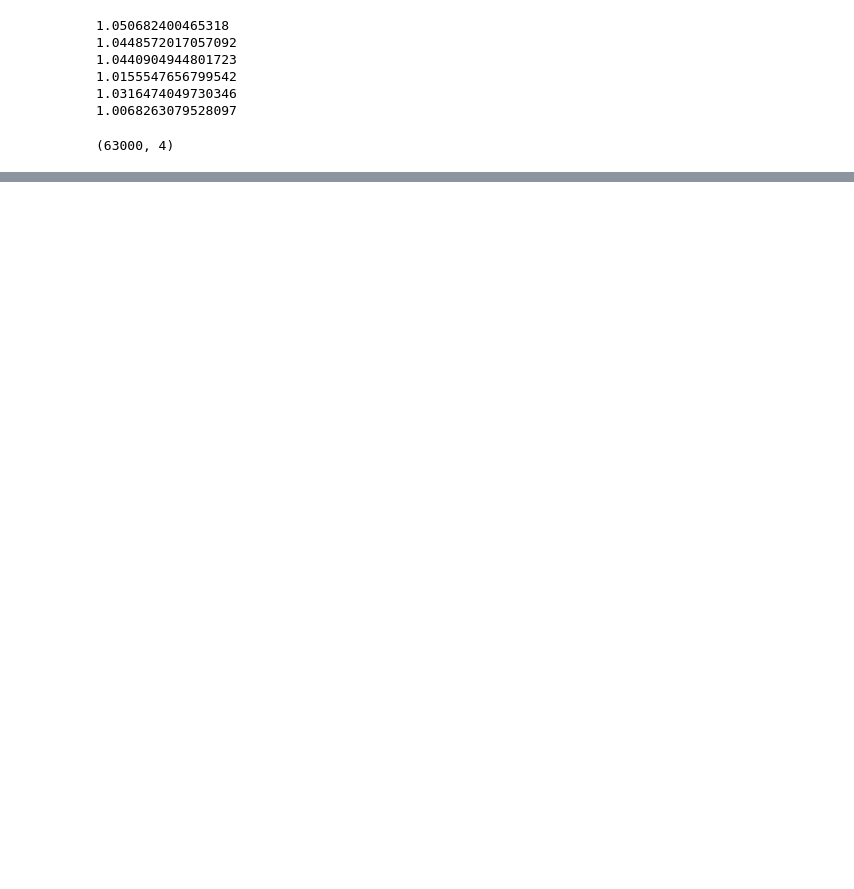
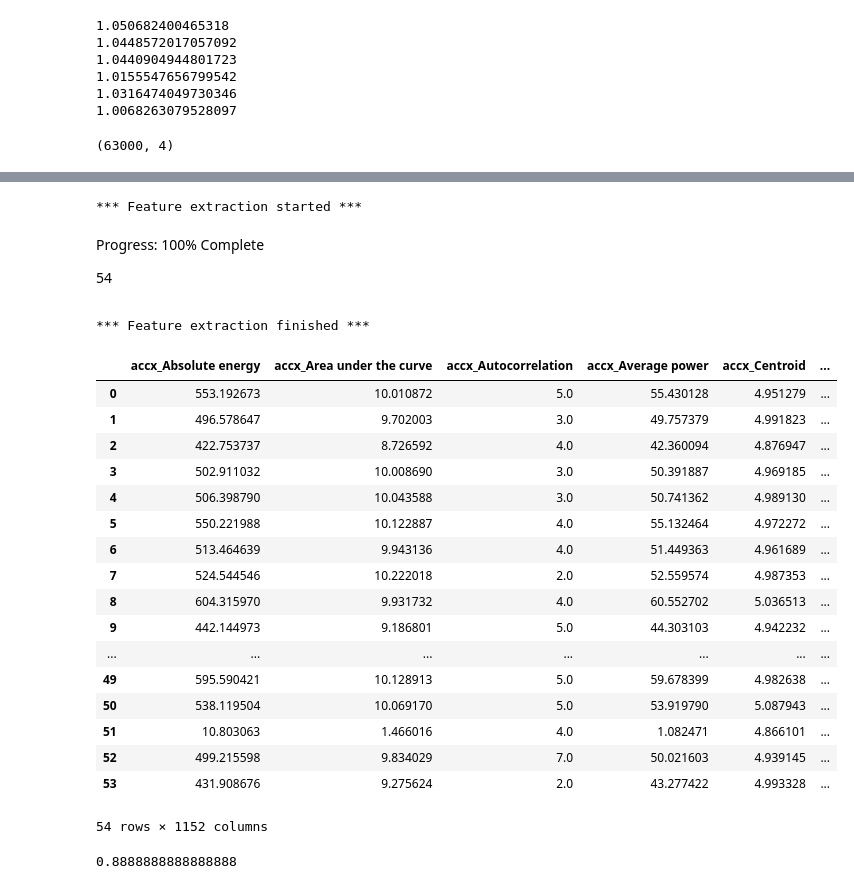
Before and after one commit to Reckadon/ES335-ML-Assignment-1, a Jupyter notebook: scratch_7.ipynb, the cells around one changed output, grey strips where cells are left out. Drawn from its saved outputs; the diff is of its cells as text; code cells hidden in the pictures; blank space fills up the shorter version.

```diff
--- a/scratch_7.ipynb
+++ b/scratch_7.ipynb
@@ -149,0 +371,33 @@ Reshape your data either using array.reshape(-1, 1) if your data has a single fe
+# %%
+tf = pd.DataFrame(np.concatenate((X_test.reshape((-1, 3)), np.repeat(y_test, 500).reshape(-1,1)), axis = 1), columns = ["accx", "accy", "accz", "Label"])
+features_test = tsfel.time_series_features_extractor(cfg,tf[["accx","accy","accz"]],fs=50,window_size=500)
+features_test
+# %% [output]
+*** Feature extraction started ***
+Progress: 100% Complete
+54
+*** Feature extraction finished ***
+|  | accx_Absolute energy | accx_Area under the curve | accx_Autocorrelation | accx_Average power | accx_Centroid | ... |
+| 0 | 553.192673 | 10.010872 | 5.0 | 55.430128 | 4.951279 | ... |
+| 1 | 496.578647 | 9.702003 | 3.0 | 49.757379 | 4.991823 | ... |
+| 2 | 422.753737 | 8.726592 | 4.0 | 42.360094 | 4.876947 | ... |
+| 3 | 502.911032 | 10.008690 | 3.0 | 50.391887 | 4.969185 | ... |
+| 4 | 506.398790 | 10.043588 | 3.0 | 50.741362 | 4.989130 | ... |
+| 5 | 550.221988 | 10.122887 | 4.0 | 55.132464 | 4.972272 | ... |
+| 6 | 513.464639 | 9.943136 | 4.0 | 51.449363 | 4.961689 | ... |
+| 7 | 524.544546 | 10.222018 | 2.0 | 52.559574 | 4.987353 | ... |
+| 8 | 604.315970 | 9.931732 | 4.0 | 60.552702 | 5.036513 | ... |
+| 9 | 442.144973 | 9.186801 | 5.0 | 44.303103 | 4.942232 | ... |
+| ... | ... | ... | ... | ... | ... | ... |
+| 49 | 595.590421 | 10.128913 | 5.0 | 59.678399 | 4.982638 | ... |
+| 50 | 538.119504 | 10.069170 | 5.0 | 53.919790 | 5.087943 | ... |
+| 51 | 10.803063 | 1.466016 | 4.0 | 1.082471 | 4.866101 | ... |
+| 52 | 499.215598 | 9.834029 | 7.0 | 50.021603 | 4.939145 | ... |
+| 53 | 431.908676 | 9.275624 | 2.0 | 43.277422 | 4.993328 | ... |
+54 rows × 1152 columns
+# %%
+clf.fit(features, y_train)
+y_pred = clf.predict(features_test)
+print(accuracy_score(y_test, y_pred))
+# %% [output]
+0.8888888888888888
```
Also changed, not shown: parts of 7 cells of this notebook.
